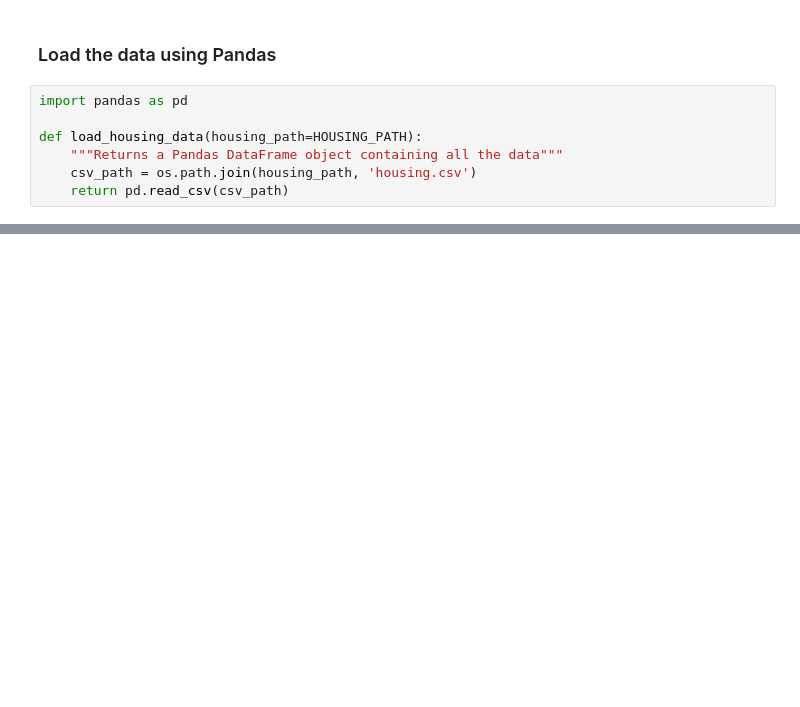
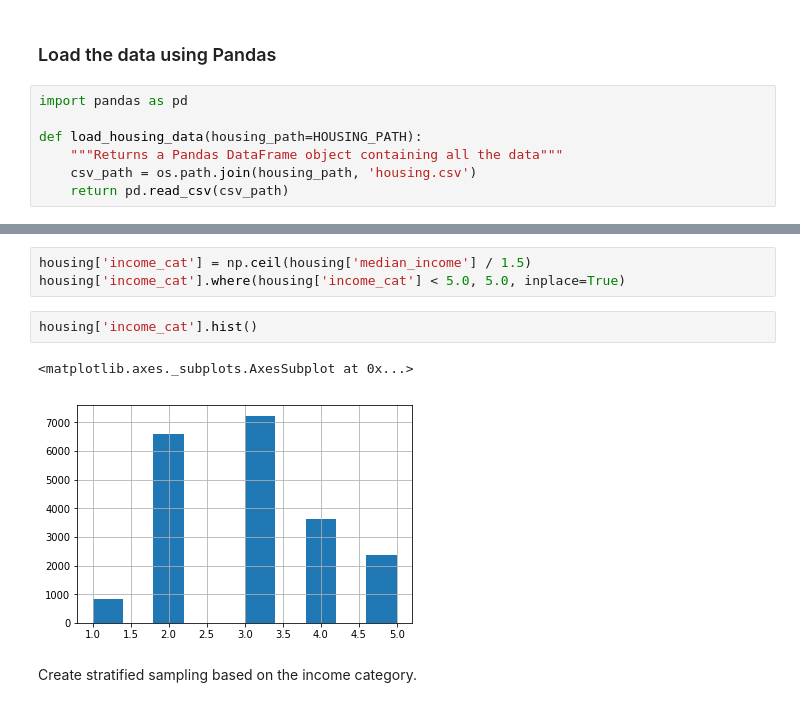
Before and after one commit to yuraist/learn-ML, a Jupyter notebook: Chapter 2 - End-to-End Machine Learning Project.ipynb, the cells around one changed output, grey strips where cells are left out. Cells and saved outputs as stored; diff of their text form; blank space fills up the shorter version.

```diff
--- a/Chapter 2 - End-to-End Machine Learning Project.ipynb
+++ b/Chapter 2 - End-to-End Machine Learning Project.ipynb
@@ -190,0 +290,10 @@ def load_housing_data(housing_path=HOUSING_PATH):
+# %%
+housing['income_cat'] = np.ceil(housing['median_income'] / 1.5)
+housing['income_cat'].where(housing['income_cat'] < 5.0, 5.0, inplace=True)
+# %%
+housing['income_cat'].hist()
+# %% [output]
+<matplotlib.axes._subplots.AxesSubplot at 0x...>
+[figure, added]
+# %% [markdown]
+Create stratified sampling based on the income category.
```
Also changed, not shown: parts of 80 cells of this notebook, 5 other files.
